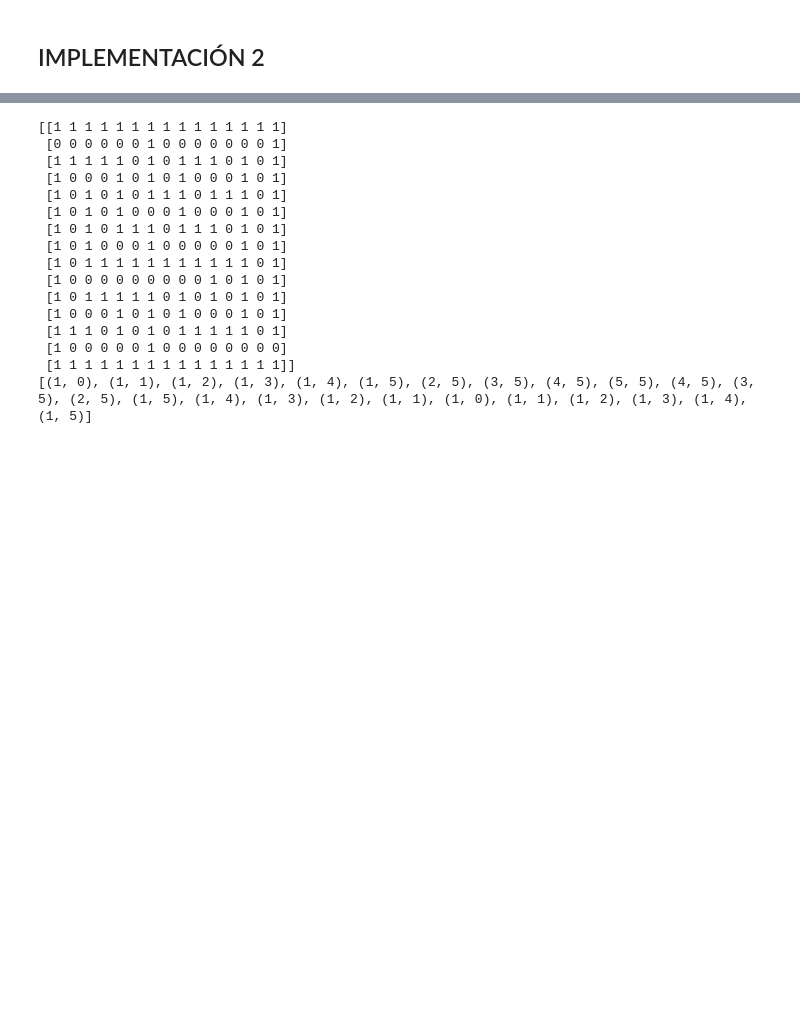
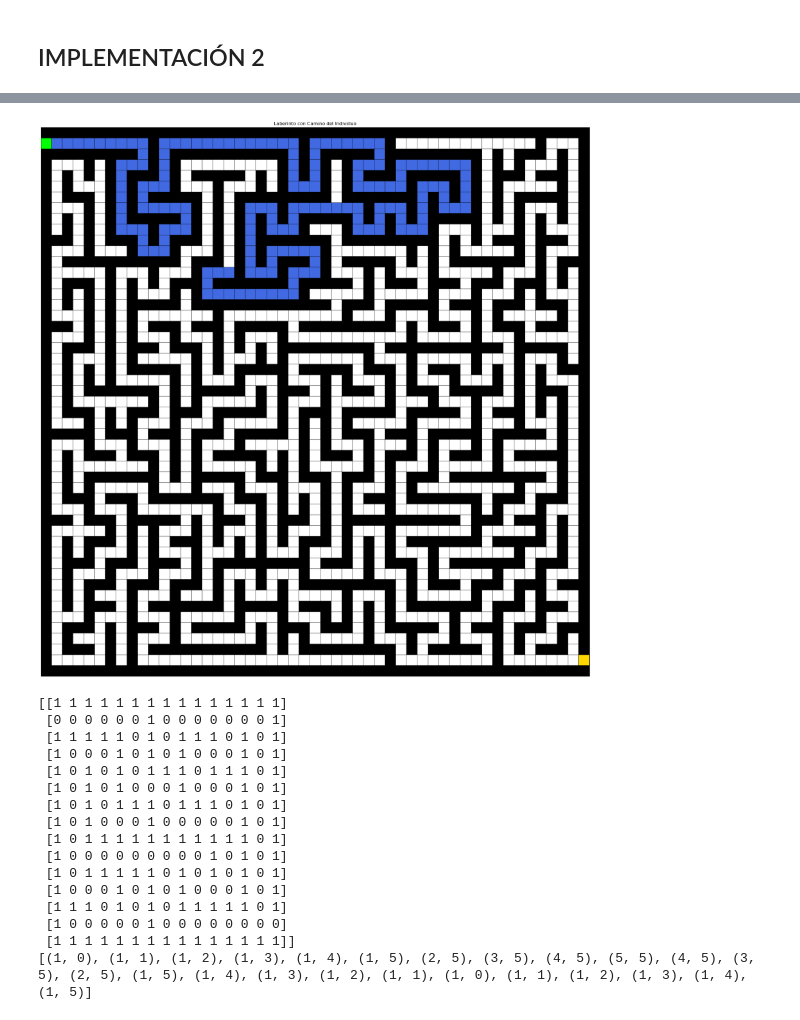
Before and after one commit to j4vierb/mos-labs, a Jupyter notebook: labs/lab6/entrega.ipynb, the cells around one changed output, grey strips where cells are left out. Cells and saved outputs as stored; diff of their text form; code cells hidden in the pictures; blank space fills up the shorter version.

```diff
--- a/labs/lab6/entrega.ipynb
+++ b/labs/lab6/entrega.ipynb
@@ -809,0 +806,13 @@ Individual(steps=[0, 1, 0, 2, 0, 1, 0, 1, 0, 1, 0, 1, 0, 2, 0, 2, 0, 1, 0, 1, 0,
+# %%
+params = ProblemParams(maze, (1,0), (13,14))
+
+alg = GAlgorithm(
+    poblation=200,
+    elitism=0.02,
+    individual_length=400,
+    mutation_rate=0.5,
+    params=ProblemParams(heavy_maze, (1,0), (49, 50)),
+    generations=300
+)
+population = alg.generate_population()
+%time solution = alg.evolve()
@@ -810,3 +837,7 @@ Individual(steps=[0, 1, 0, 2, 0, 1, 0, 1, 0, 1, 0, 1, 0, 2, 0, 2, 0, 1, 0, 1, 0,
+# %%
+alg.display_maze_with_path(heavy_maze, solution, (1,0), (49,50))
+# %% [output]
+[figure, added]
 # %%
 maze
 curr = origin
```
Also changed, not shown: parts of 8 cells of this notebook.
